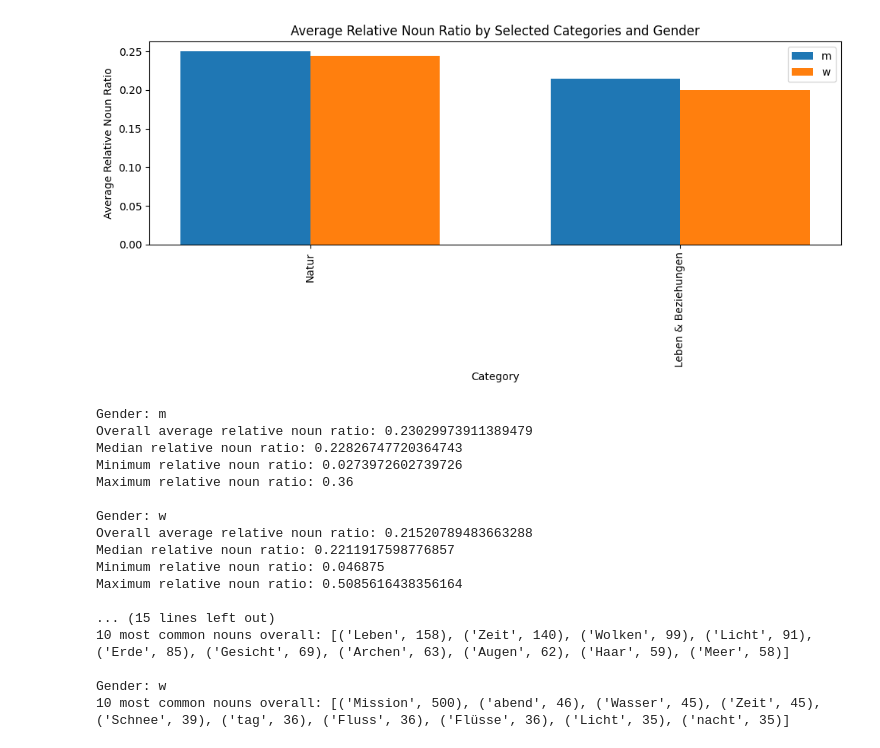
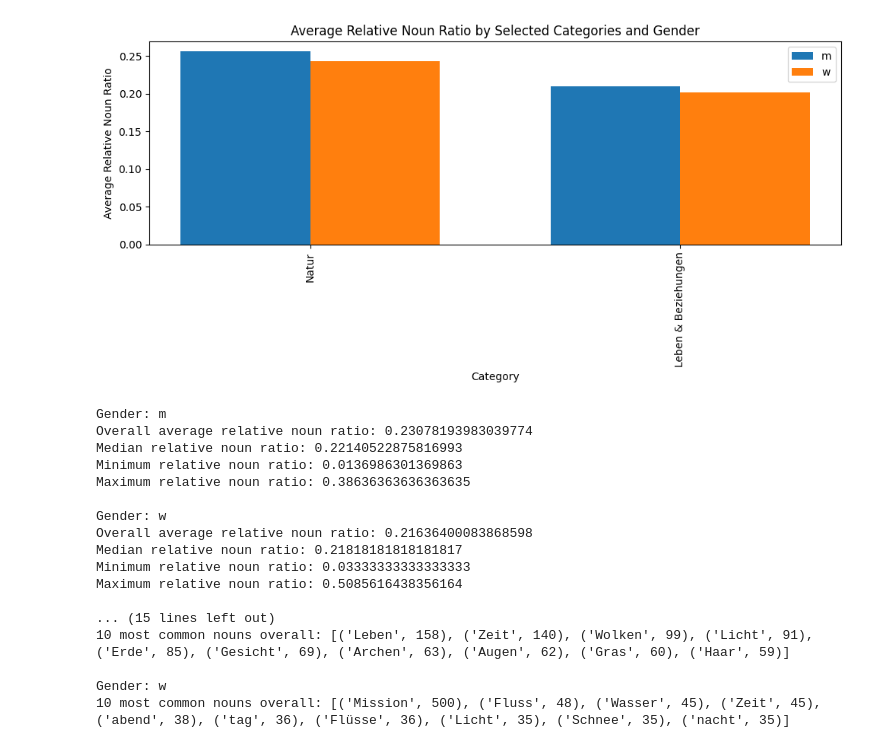
Before and after one commit to niceshice/Forschungsmethoden_LL_Gedichte, a Jupyter notebook: substantive.ipynb, the cells around one changed output. Saved outputs shown, nothing was run; the diff lists cells and outputs as text; code cells hidden in the pictures.

```diff
--- a/substantive.ipynb
+++ b/substantive.ipynb
@@ -7,10 +7,12 @@ import matplotlib.pyplot as plt
 import numpy as np
 import statistics
 
-path = r'D:\Vinzentstuff\neu\Forschungsmethoden\niceshice Forschungsmethoden_LL_Gedichte main corpus_finished'
+from scipy.stats import ttest_ind, shapiro, mannwhitneyu
+
+path = r'corpus_finished'
 
 # Load German tokenizer, tagger, parser, NER and word vectors
-nlp = spacy.load('de_core_news_sm')
+nlp = spacy.load('de_core_news_md')
 
 # Function to extract nouns from a text
 def extract_nouns(text):
@@ -64,48 +66,48 @@ plt.xlabel('Category')
 plt.ylabel('Average Relative Noun Ratio')
 plt.xticks(index + bar_width / 2, selected_categories, rotation=90)
 plt.legend()
 plt.tight_layout()
 plt.show()
 
 # Print the overall, median, minimum and maximum noun ratio for each gender
 for gender in all_genders:
     all_ratios = [ratio for ratios in noun_ratios_gender_category[gender].values() for ratio in ratios]
     print(f'Gender: {gender}')
     print('Overall average relative noun ratio:', sum(all_ratios) / len(all_ratios))
     print('Median relative noun ratio:', statistics.median(all_ratios))
     print('Minimum relative noun ratio:', min(all_ratios))
     print('Maximum relative noun ratio:', max(all_ratios), '\n')
 
 # Print the 10 most common nouns for each gender and selected category
 for gender in all_genders:
     print(f'Gender: {gender}')
     for category in selected_categories:
         print(f'Category: {category}')
         print('10 most common nouns:', nouns_gender_category[gender][category].most_common(10), '\n')
 
 # Print the 10 most common nouns for each gender overall
 for gender in all_genders:
     all_nouns = Counter()
     for counter in nouns_gender_category[gender].values():
         all_nouns.update(counter)
     print(f'Gender: {gender}')
     print('10 most common nouns overall:', all_nouns.most_common(10), '\n')
 # %% [output]
-[figure, old version]
+[figure, new version]
 Gender: m
-Overall average relative noun ratio: 0.23029973911389479
-Median relative noun ratio: 0.22826747720364743
-Minimum relative noun ratio: 0.0273972602739726
-Maximum relative noun ratio: 0.36
+Overall average relative noun ratio: 0.23078193983039774
+Median relative noun ratio: 0.22140522875816993
+Minimum relative noun ratio: 0.0136986301369863
+Maximum relative noun ratio: 0.38636363636363635
 
 Gender: w
-Overall average relative noun ratio: 0.21520789483663288
-Median relative noun ratio: 0.2211917598776857
-Minimum relative noun ratio: 0.046875
+Overall average relative noun ratio: 0.21636400083868598
+Median relative noun ratio: 0.21818181818181817
+Minimum relative noun ratio: 0.03333333333333333
 Maximum relative noun ratio: 0.5085616438356164
 
 ... (15 lines left out)
-10 most common nouns overall: [('Leben', 158), ('Zeit', 140), ('Wolken', 99), ('Licht', 91), ('Erde', 85), ('Gesicht', 69), ('Archen', 63), ('Augen', 62), ('Haar', 59), ('Meer', 58)]
+10 most common nouns overall: [('Leben', 158), ('Zeit', 140), ('Wolken', 99), ('Licht', 91), ('Erde', 85), ('Gesicht', 69), ('Archen', 63), ('Augen', 62), ('Gras', 60), ('Haar', 59)]
 
 Gender: w
-10 most common nouns overall: [('Mission', 500), ('abend', 46), ('Wasser', 45), ('Zeit', 45), ('Schnee', 39), ('tag', 36), ('Fluss', 36), ('Flüsse', 36), ('Licht', 35), ('nacht', 35)]
+10 most common nouns overall: [('Mission', 500), ('Fluss', 48), ('Wasser', 45), ('Zeit', 45), ('abend', 38), ('tag', 36), ('Flüsse', 36), ('Licht', 35), ('Schnee', 35), ('nacht', 35)]
```
Also changed, not shown: parts of 3 cells of this notebook, 1 other file.
